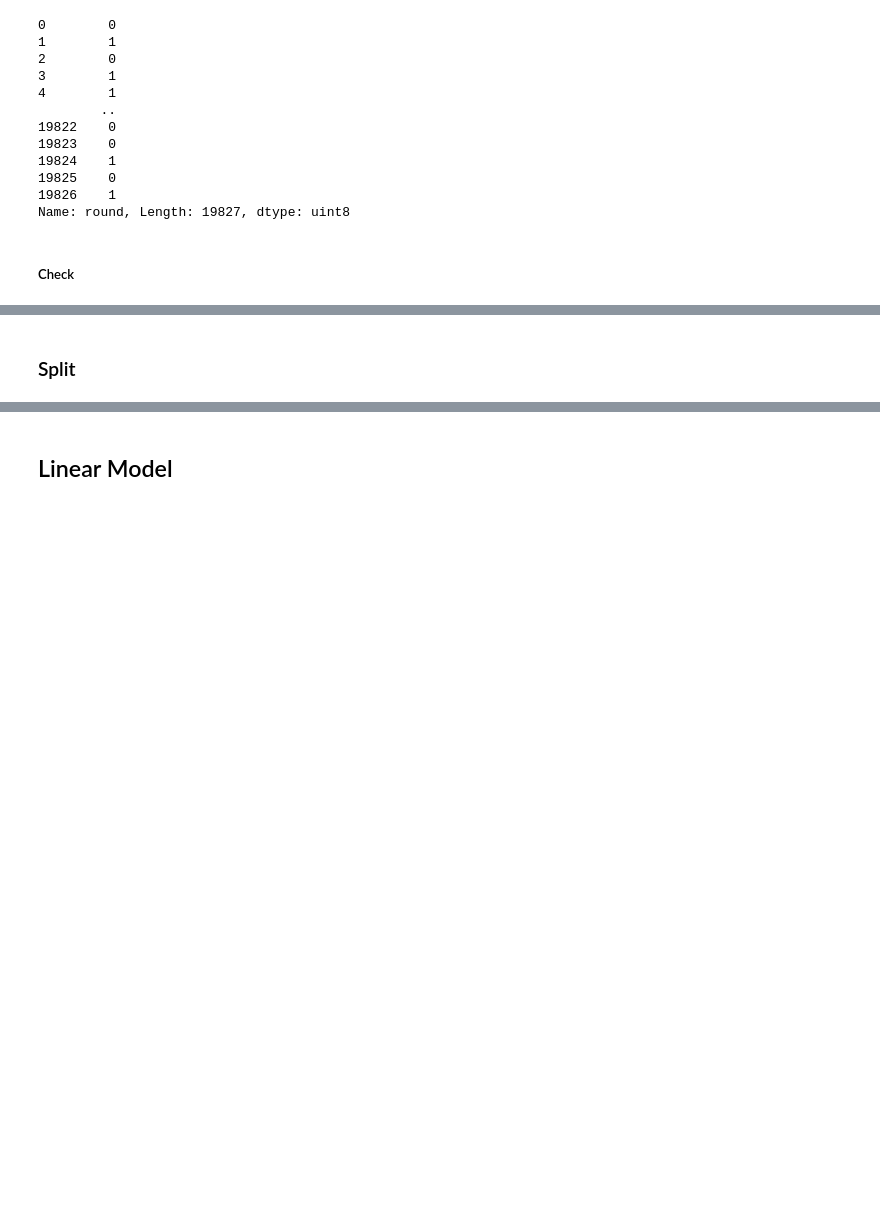
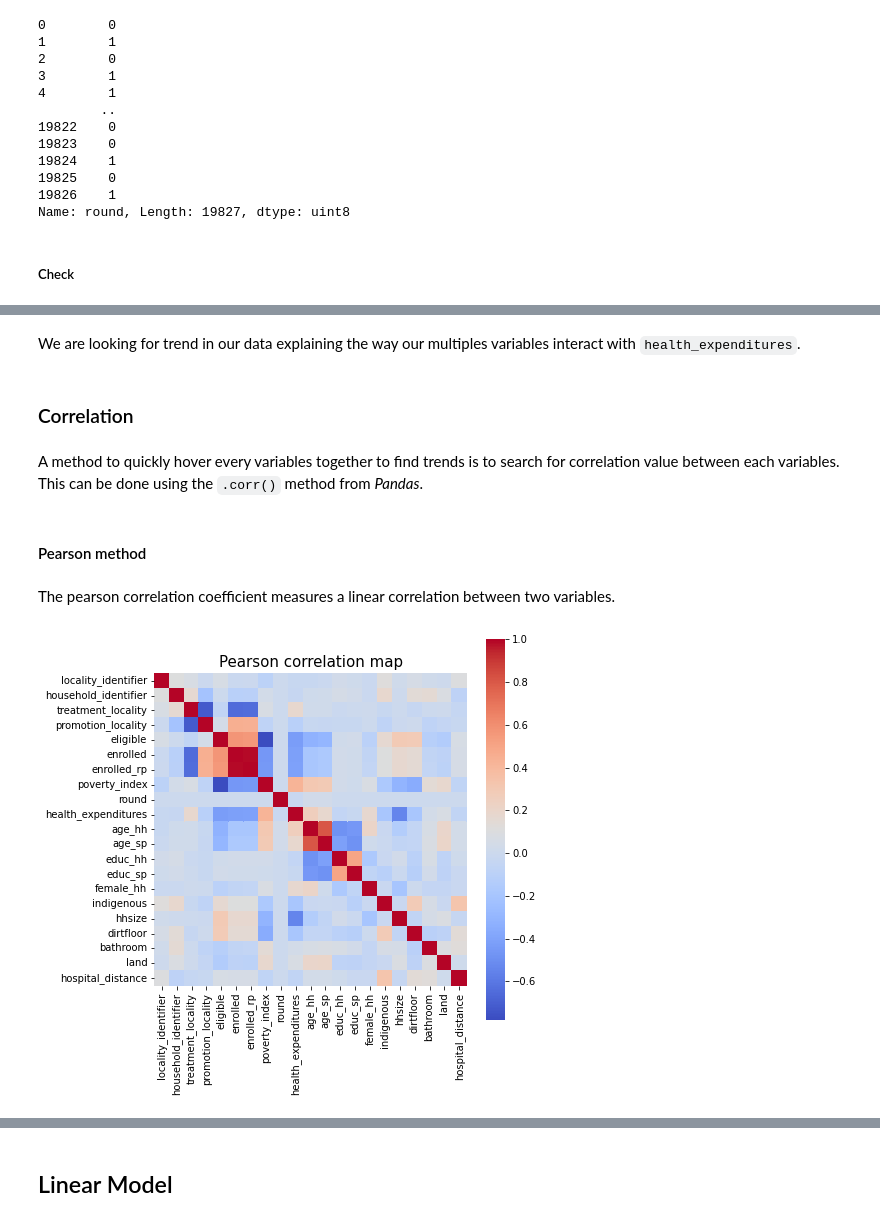
Before and after one commit to vdcmathieu/HISP_analysis, a Jupyter notebook: data_mining_final_project_garance_mathieu.ipynb, the cells around one changed output, grey strips where cells are left out. Drawn from its saved outputs; the diff is of its cells as text; code cells hidden in the pictures; blank space fills up the shorter version.

```diff
--- a/data_mining_final_project_garance_mathieu.ipynb
+++ b/data_mining_final_project_garance_mathieu.ipynb
@@ -150,5 +156,5 @@ original_data_set
 # %%
-df = original_data_set
+df = original_data_set.copy()
 # %% [markdown]
 ### General information on the dataframe
 
@@ -177,3 +196,6 @@ memory usage: 3.3+ MB
+# %%
+# We delete the column named 'enrolled_num'
+df = df.drop(columns=["enrolled_num"])
 # %% [markdown]
 ### Adjustement of DType
 # %%
@@ -275,3 +229,6 @@ sns.jointplot(x="health_expenditures", y="hhsize", data=df)
 # %% [markdown]
 ### Encoding of the non numerical variables
+# %%
+# Create a copy of the main dataframe so we can work on it without worrying it might impact our data.
+encoded_df = df.copy()
 # %% [markdown]
@@ -279,7 +236,5 @@ Non numerical variables need to be encoded into numerical one, so it can be inte
 
 To do so, we transform categorical data into number. For example, the column `treatment_locality` which countains two uniques values : `Control`& `Treatment` ; can be transformed into one column `Control`with value 0 or 1. If the value is 0, then it correspond to `Treatment` if it is 1, then it is `Control`.
-# %%
-encoded_df = df
 # %% [markdown]
 ##### treatment_locality
 # %%
@@ -418,2 +375,18 @@ OUr dataset (`encoded_df`) now only contains numerical (`uint8`, `int64`, or `fl
+# %% [markdown]
+We are looking for trend in our data explaining the way our multiples variables interact with `health_expenditures`.
 # %% [markdown]
-### Split
+### Correlation
+# %% [markdown]
+A method to quickly hover every variables together to find trends is to search for correlation value between each variables. This can be done using the `.corr()` method from *Pandas*.
+# %% [markdown]
+#### Pearson method
+# %% [markdown]
+The pearson correlation coefficient measures a linear correlation between two variables.
+# %%
+# Create Pearson correlation map to vizualise the different correlation in between the column
+fig = plt.figure(figsize=(7, 7))
+sns.heatmap(encoded_df.corr(), vmax=1., square=True, cmap=sns.color_palette("coolwarm", as_cmap=True))
+plt.title("Pearson correlation map", fontsize=15)
+plt.show()
+# %% [output]
+[figure, added]
```
Also changed, not shown: parts of 103 cells of this notebook.
